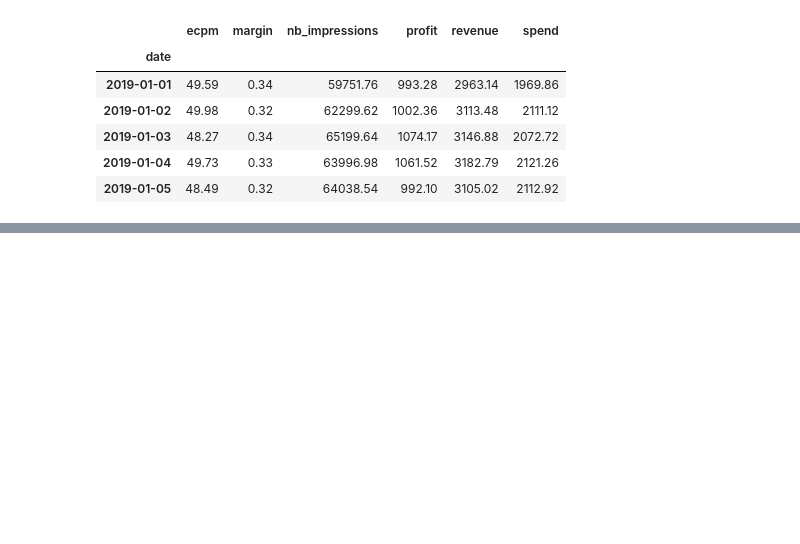
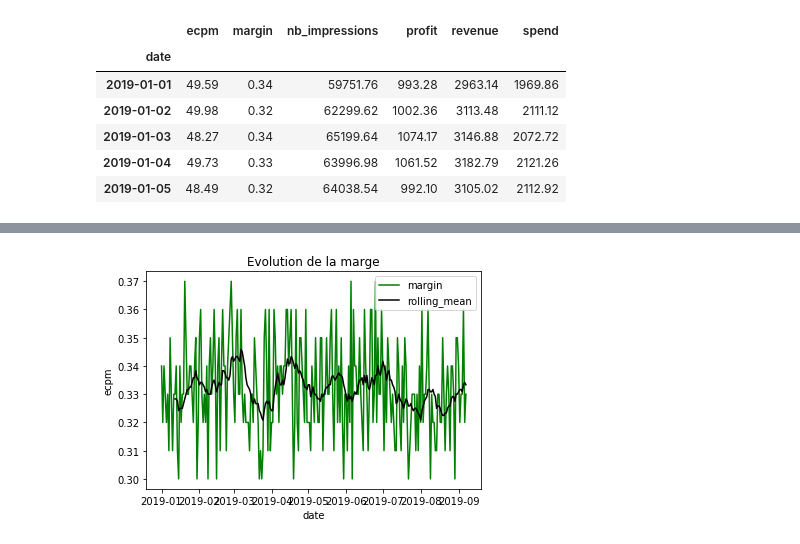
Before and after one commit to architgarg1515/madbox, a Jupyter notebook: madbox_test.ipynb, the cells around one changed output, grey strips where cells are left out. Saved outputs shown, nothing was run; the diff lists cells and outputs as text; code cells hidden in the pictures; blank space fills up the shorter version.

```diff
--- a/madbox_test.ipynb
+++ b/madbox_test.ipynb
@@ -65,0 +78,12 @@ array([[ 1.        ,  0.97703771],
+# %%
+plt.plot(df.margin, 'g', label = 'margin')
+plt.plot(rolling_mean.margin, 'black', label = 'rolling_mean')
+
+plt.title("Evolution de la marge")
+plt.legend()
+plt.xlabel("date")
+plt.ylabel("ecpm")
+
+plt.show()
+# %% [output]
+[figure, added]
```
Also changed, not shown: parts of 19 cells of this notebook.
